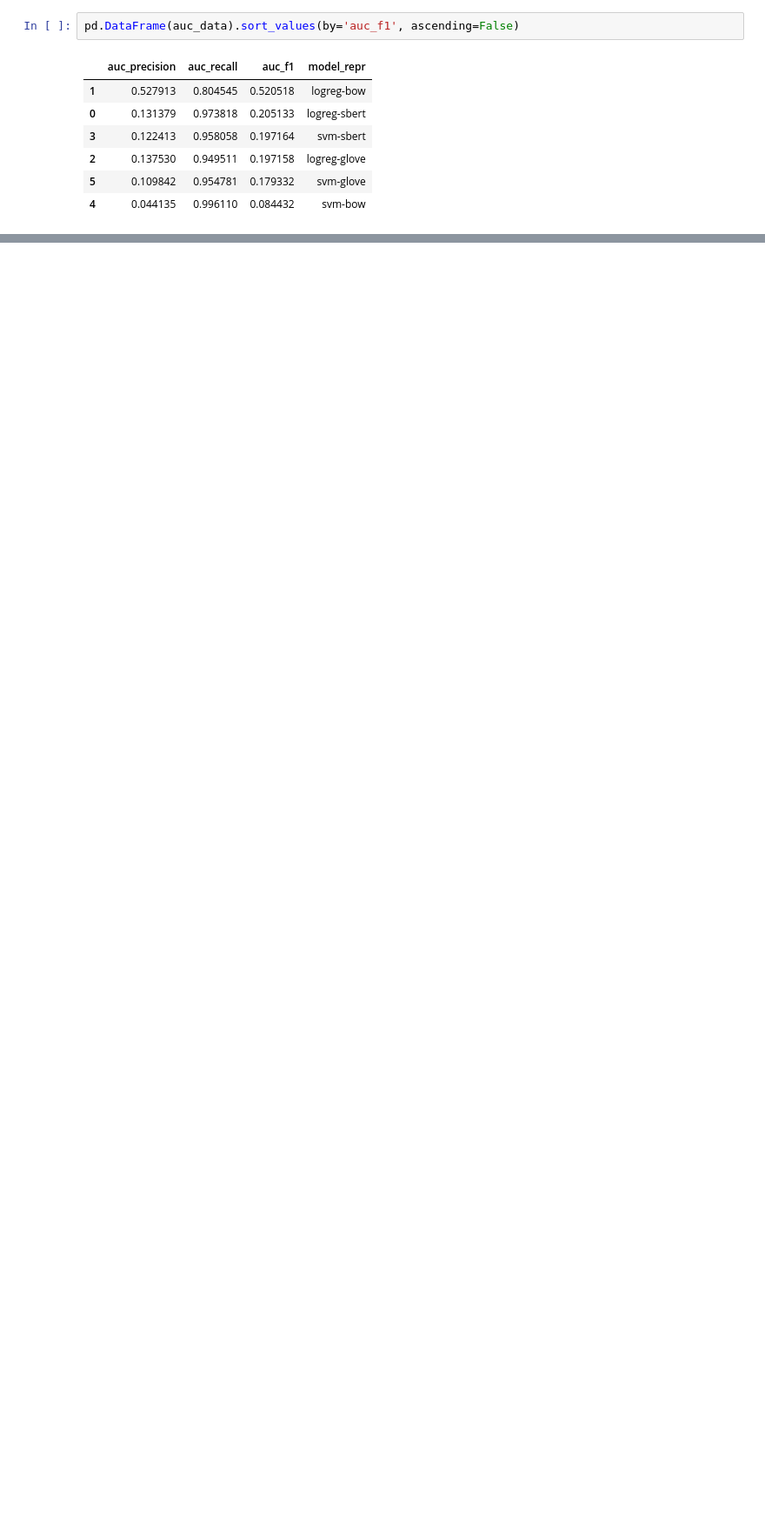
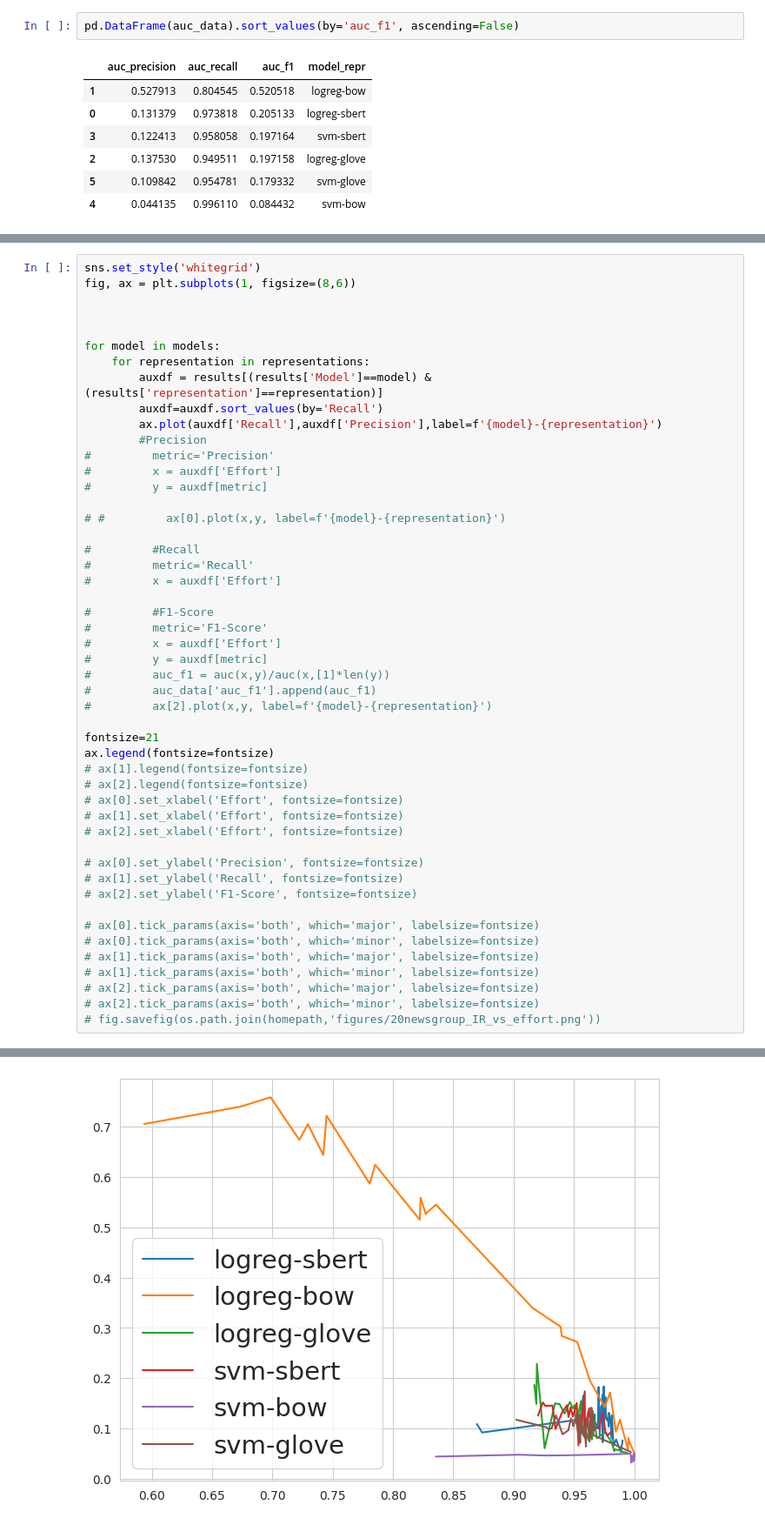
Before and after one commit to mmaisonnave/hrir-simulation-results, a Jupyter notebook: notebooks/02_newsgroup_figures.ipynb, the cells around one changed output, grey strips where cells are left out. Shown: that part at 87% size. Drawn from its saved outputs; the diff is of its cells as text; blank space fills up the shorter version.

Commit message:
First test on AUC ROC curve

```diff
--- a/notebooks/02_newsgroup_figures.ipynb
+++ b/notebooks/02_newsgroup_figures.ipynb
@@ -157,0 +160,50 @@ pd.DataFrame(auc_data).sort_values(by='auc_f1', ascending=False)
+# %%
+sns.set_style('whitegrid')
+fig, ax = plt.subplots(1, figsize=(8,6))
+
+
+
+for model in models:
+    for representation in representations:
+        auxdf = results[(results['Model']==model) & (results['representation']==representation)]
+        auxdf=auxdf.sort_values(by='Recall')
+        ax.plot(auxdf['Recall'],auxdf['Precision'],label=f'{model}-{representation}')
+        #Precision
+#         metric='Precision'
+#         x = auxdf['Effort']
+#         y = auxdf[metric]
+
+# #         ax[0].plot(x,y, label=f'{model}-{representation}')
+
+#         #Recall
+#         metric='Recall'
+#         x = auxdf['Effort']
+
+#         #F1-Score
+#         metric='F1-Score'
+#         x = auxdf['Effort']
+#         y = auxdf[metric]
+#         auc_f1 = auc(x,y)/auc(x,[1]*len(y))
+#         auc_data['auc_f1'].append(auc_f1)
+#         ax[2].plot(x,y, label=f'{model}-{representation}')
+
+fontsize=21
+ax.legend(fontsize=fontsize)
+# ax[1].legend(fontsize=fontsize)
+# ax[2].legend(fontsize=fontsize)
+# ax[0].set_xlabel('Effort', fontsize=fontsize)
+# ax[1].set_xlabel('Effort', fontsize=fontsize)
+# ax[2].set_xlabel('Effort', fontsize=fontsize)
+
+# ax[0].set_ylabel('Precision', fontsize=fontsize)
+# ax[1].set_ylabel('Recall', fontsize=fontsize)
+# ax[2].set_ylabel('F1-Score', fontsize=fontsize)
+
+# ax[0].tick_params(axis='both', which='major', labelsize=fontsize)
+# ax[0].tick_params(axis='both', which='minor', labelsize=fontsize)
+# ax[1].tick_params(axis='both', which='major', labelsize=fontsize)
+# ax[1].tick_params(axis='both', which='minor', labelsize=fontsize)
+# ax[2].tick_params(axis='both', which='major', labelsize=fontsize)
+# ax[2].tick_params(axis='both', which='minor', labelsize=fontsize)
+# fig.savefig(os.path.join(homepath,'figures/20newsgroup_IR_vs_effort.png'))
+# %% [output]
@@ -157,0 +211 @@ pd.DataFrame(auc_data).sort_values(by='auc_f1', ascending=False)
+[figure, added]
```
Also changed, not shown: parts of 2 cells of this notebook, 1 other file.
